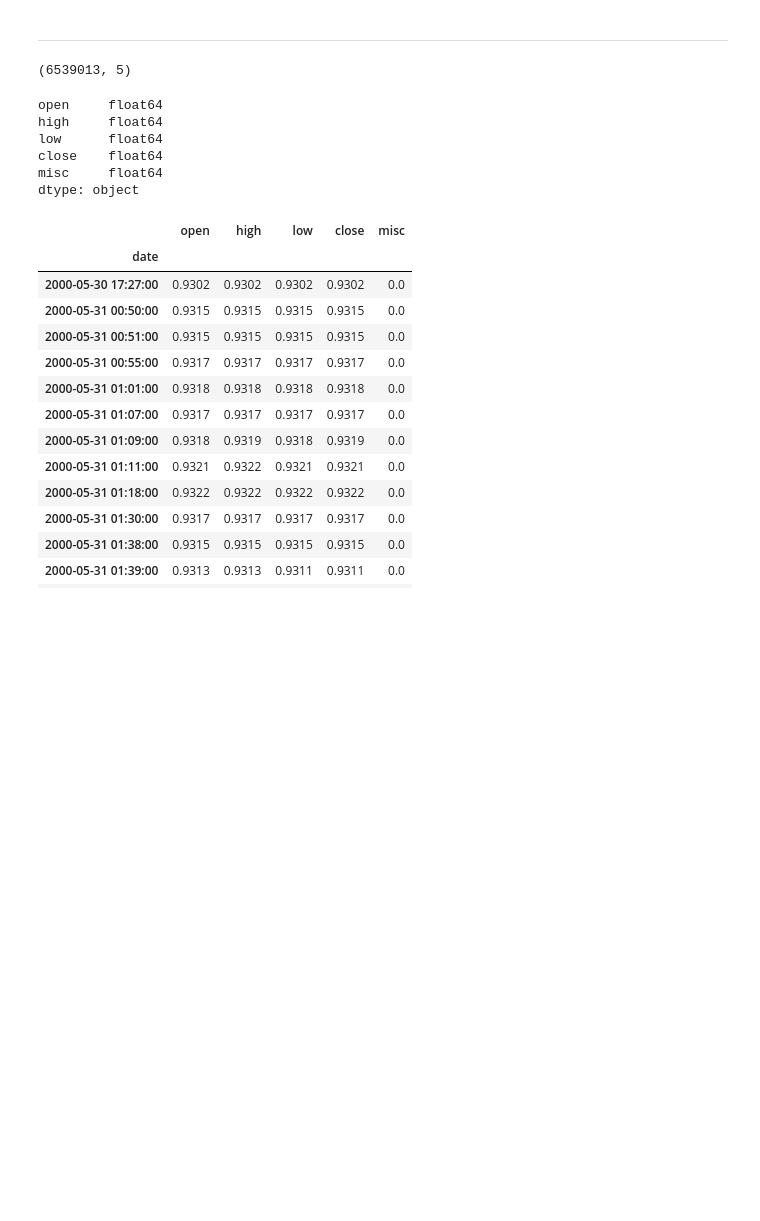
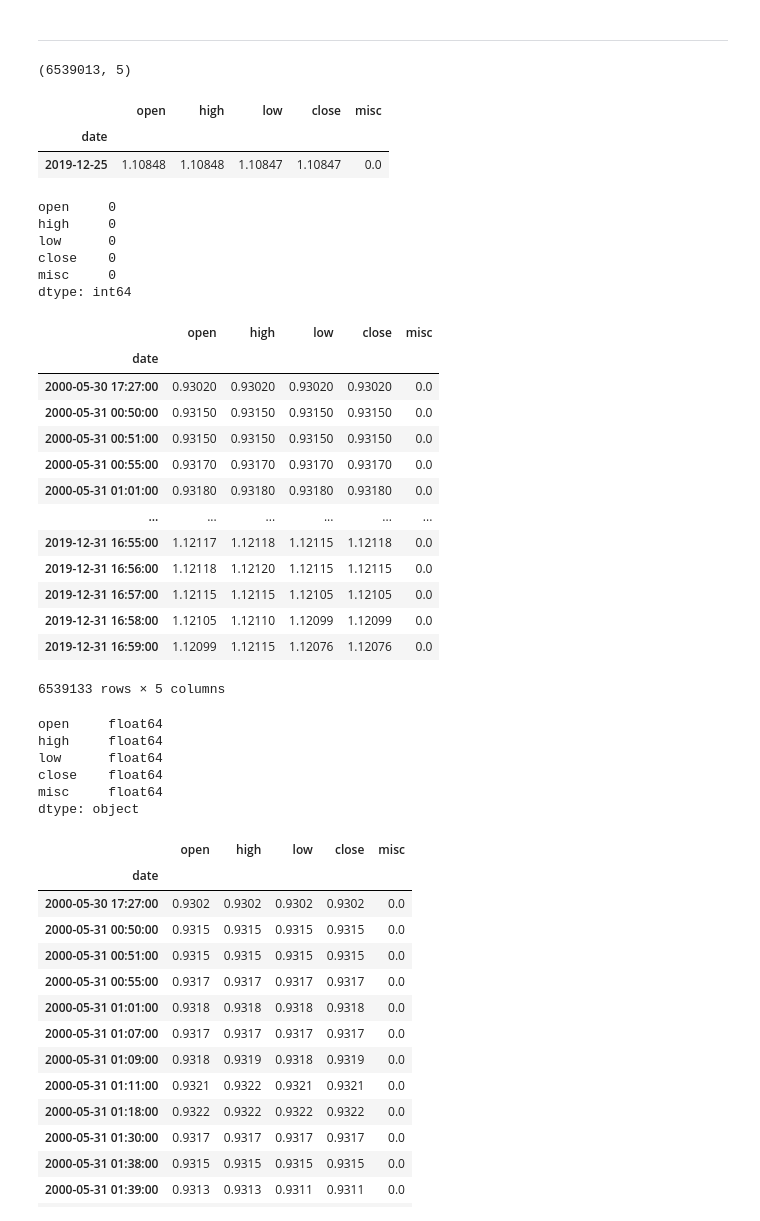
Before and after one commit to stuartdaw/Capstone_Forex, a Jupyter notebook: 1.0 Load Data and EDA.ipynb, the cells around one changed output. Saved outputs shown, nothing was run; the diff lists cells and outputs as text; code cells hidden in the pictures; blank space fills up the shorter version.

```diff
--- a/1.0 Load Data and EDA.ipynb
+++ b/1.0 Load Data and EDA.ipynb
@@ -125,6 +89,38 @@ for i in range(2000,2020):
 eur_usd.shape
 # %% [output]
 (6539013, 5)
+# %%
+eur_usd.loc[eur_usd.index == '25/12/2019']
+# %% [output]
+|  | open | high | low | close | misc |
+| date |  |  |  |  |  |
+| 2019-12-25 | 1.10848 | 1.10848 | 1.10847 | 1.10847 | 0.0 |
+# %%
+eur_usd.isnull().sum()
+# %% [output]
+open     0
+high     0
+low      0
+close    0
+misc     0
+dtype: int64
+# %%
+eur_usd.loc[eur_usd.isnull().index]
+# %% [output]
+|  | open | high | low | close | misc |
+| date |  |  |  |  |  |
+| 2000-05-30 17:27:00 | 0.93020 | 0.93020 | 0.93020 | 0.93020 | 0.0 |
+| 2000-05-31 00:50:00 | 0.93150 | 0.93150 | 0.93150 | 0.93150 | 0.0 |
+| 2000-05-31 00:51:00 | 0.93150 | 0.93150 | 0.93150 | 0.93150 | 0.0 |
+| 2000-05-31 00:55:00 | 0.93170 | 0.93170 | 0.93170 | 0.93170 | 0.0 |
+| 2000-05-31 01:01:00 | 0.93180 | 0.93180 | 0.93180 | 0.93180 | 0.0 |
+| ... | ... | ... | ... | ... | ... |
+| 2019-12-31 16:55:00 | 1.12117 | 1.12118 | 1.12115 | 1.12118 | 0.0 |
+| 2019-12-31 16:56:00 | 1.12118 | 1.12120 | 1.12115 | 1.12115 | 0.0 |
+| 2019-12-31 16:57:00 | 1.12115 | 1.12115 | 1.12105 | 1.12105 | 0.0 |
+| 2019-12-31 16:58:00 | 1.12105 | 1.12110 | 1.12099 | 1.12099 | 0.0 |
+| 2019-12-31 16:59:00 | 1.12099 | 1.12115 | 1.12076 | 1.12076 | 0.0 |
+6539133 rows × 5 columns
 # %%
 # Check data types
 eur_usd.dtypes
```
Also changed, not shown: parts of 2 cells of this notebook, 4 other files.
